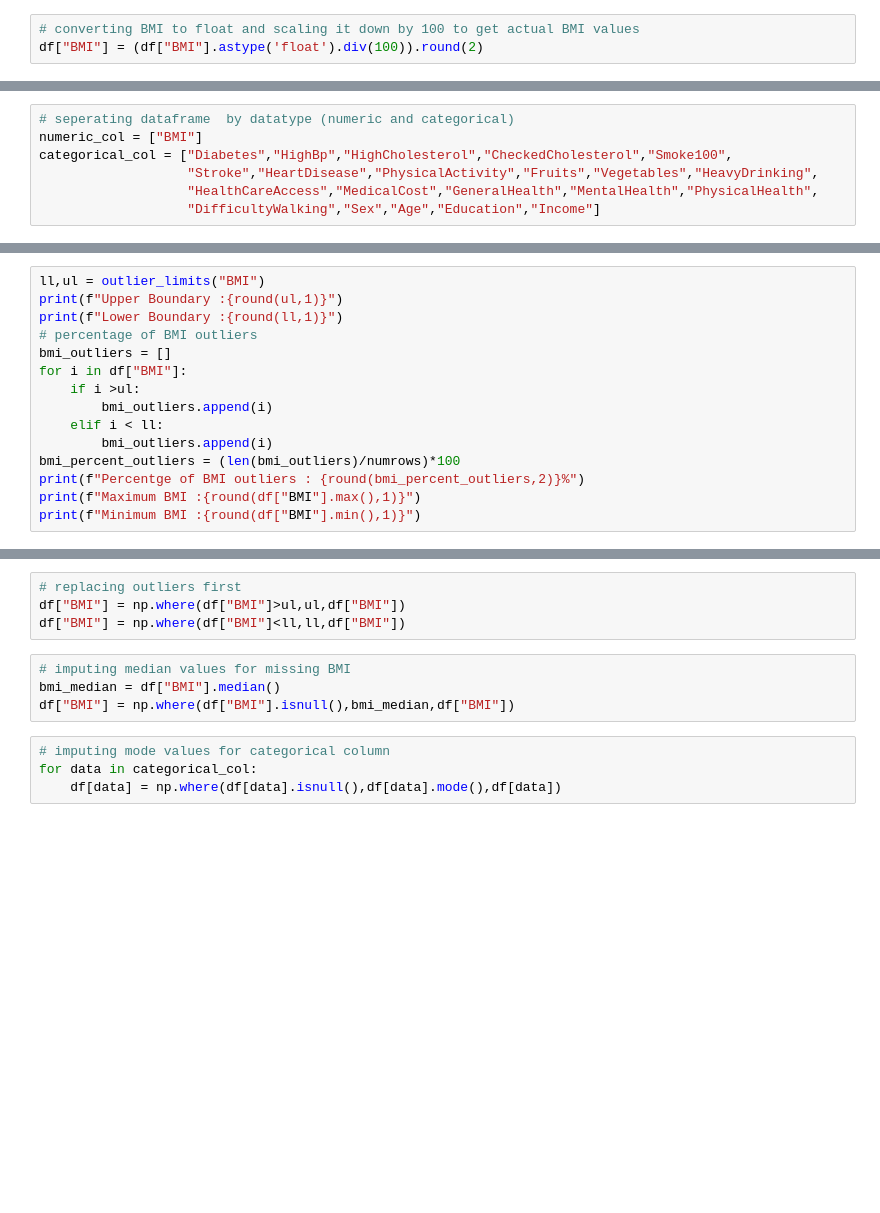
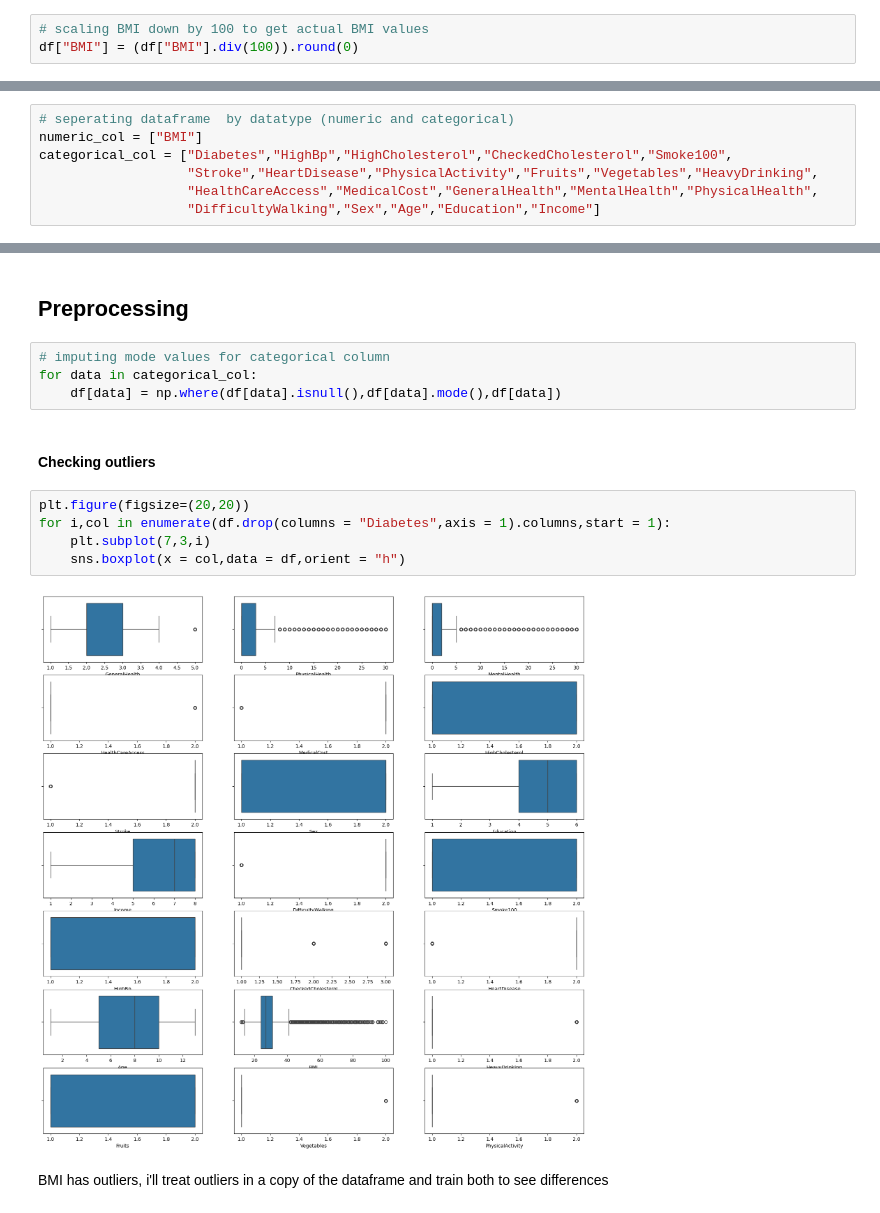
Before and after one commit to heisAnselem/diabetes-risk-predictor, a Jupyter notebook: notebooks/data_cleaning.ipynb, the cells around one changed output, grey strips where cells are left out. Drawn from its saved outputs; the diff is of its cells as text; blank space fills up the shorter version.

```diff
--- a/notebooks/data_cleaning.ipynb
+++ b/notebooks/data_cleaning.ipynb
@@ -179,8 +197,8 @@ Income                : 18.01%
 # %% [markdown]
 since missing values by column is not >75% no column would be dropped
 # %%
-# converting BMI to float and scaling it down by 100 to get actual BMI values
-df["BMI"] = (df["BMI"].astype('float').div(100)).round(2)
+# scaling BMI down by 100 to get actual BMI values
+df["BMI"] = (df["BMI"].div(100)).round(0)
 # %%
 # Replacing 88 (not applicable) with 0 in MentalHealth and PhysicalHealth columns
 df["MentalHealth"] = df["MentalHealth"].replace({88:0})
@@ -208,15 +212,0 @@ def outlier_limits(column):
-# %%
-ll,ul = outlier_limits("BMI")
-print(f"Upper Boundary :{round(ul,1)}")
-print(f"Lower Boundary :{round(ll,1)}")
-# percentage of BMI outliers
-bmi_outliers = []
-for i in df["BMI"]:
-    if i >ul:
-        bmi_outliers.append(i)
-    elif i < ll:
-        bmi_outliers.append(i)
-bmi_percent_outliers = (len(bmi_outliers)/numrows)*100
-print(f"Percentge of BMI outliers : {round(bmi_percent_outliers,2)}%")
-print(f"Maximum BMI :{round(df["BMI"].max(),1)}")
-print(f"Minimum BMI :{round(df["BMI"].min(),1)}")
@@ -231,12 +213,17 @@ replacing null values by median and outliers by respective  closest boundary
-# %%
-# replacing outliers first
-df["BMI"] = np.where(df["BMI"]>ul,ul,df["BMI"])
-df["BMI"] = np.where(df["BMI"]<ll,ll,df["BMI"])
-# %%
-# imputing median values for missing BMI
-bmi_median = df["BMI"].median()
-df["BMI"] = np.where(df["BMI"].isnull(),bmi_median,df["BMI"])
+# %% [markdown]
+## Preprocessing
 # %%
 # imputing mode values for categorical column
 for data in categorical_col:
     df[data] = np.where(df[data].isnull(),df[data].mode(),df[data])
+# %% [markdown]
+#### Checking outliers
+# %%
+plt.figure(figsize=(20,20))
+for i,col in enumerate(df.drop(columns = "Diabetes",axis = 1).columns,start = 1):
+    plt.subplot(7,3,i)
+    sns.boxplot(x = col,data = df,orient = "h")
+# %% [output]
+[figure, added]
+# %% [markdown]
+BMI has outliers, i'll treat outliers in a copy of the dataframe and train both to see differences
```
Also changed, not shown: parts of 40 cells of this notebook, 2 other files.
